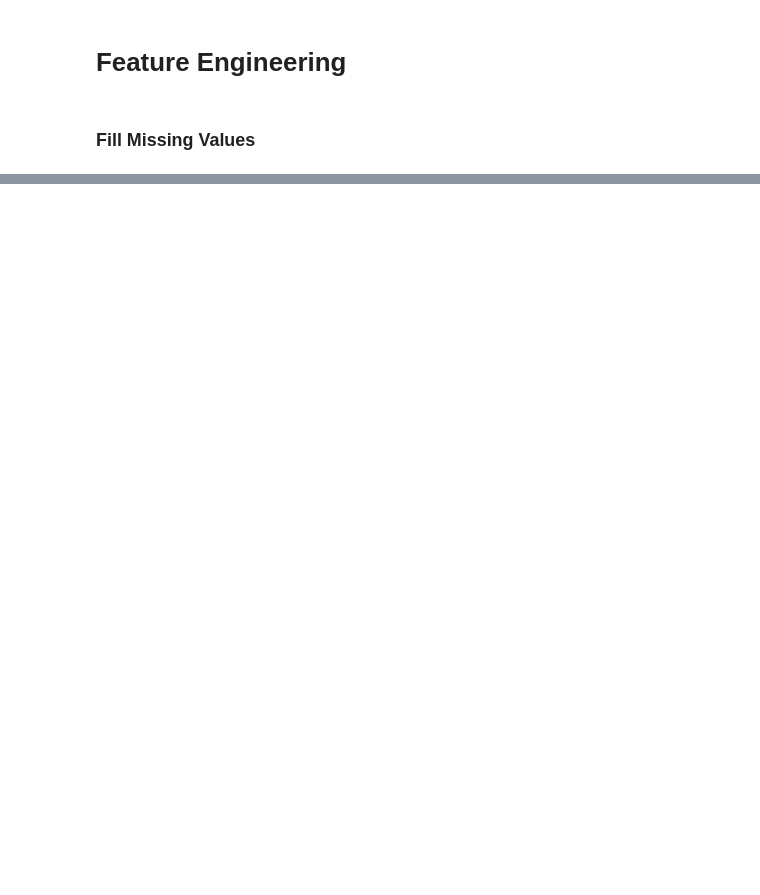
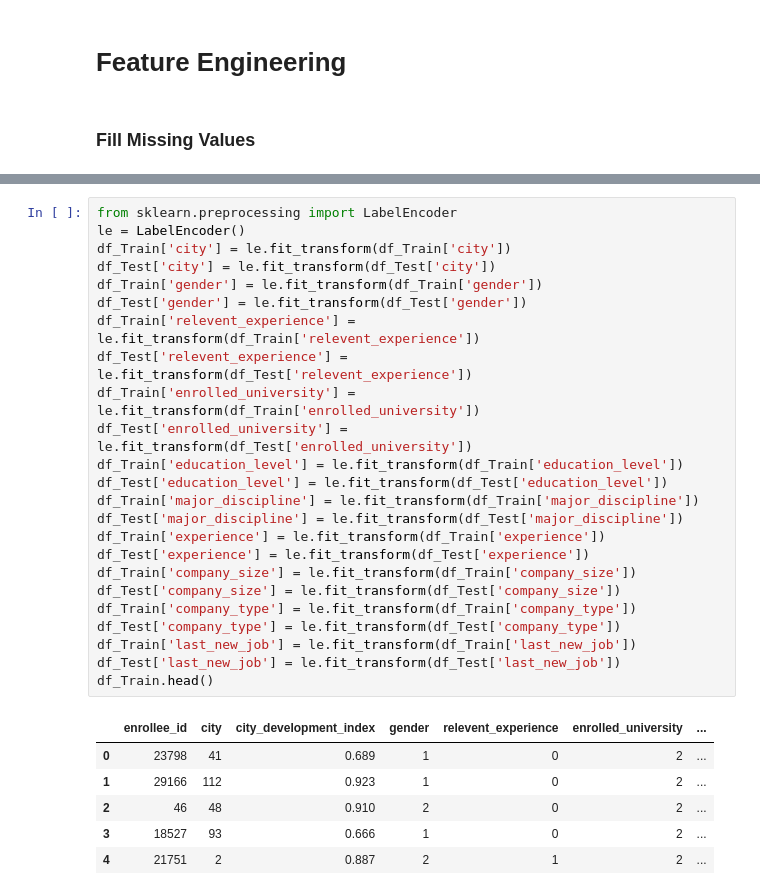
Before and after one commit to blessondensil294/HR-Analytics-Job-Change-Prediction, a Jupyter notebook: HR_Analytics_Employee_Enrollement.ipynb, the cells around one changed output, grey strips where cells are left out. Drawn from its saved outputs; the diff is of its cells as text; blank space fills up the shorter version.

```diff
--- a/HR_Analytics_Employee_Enrollement.ipynb
+++ b/HR_Analytics_Employee_Enrollement.ipynb
@@ -131,0 +248,31 @@ dtype: int64
+# %%
+from sklearn.preprocessing import LabelEncoder
+le = LabelEncoder()
+df_Train['city'] = le.fit_transform(df_Train['city'])
+df_Test['city'] = le.fit_transform(df_Test['city'])
+df_Train['gender'] = le.fit_transform(df_Train['gender'])
+df_Test['gender'] = le.fit_transform(df_Test['gender'])
+df_Train['relevent_experience'] = le.fit_transform(df_Train['relevent_experience'])
+df_Test['relevent_experience'] = le.fit_transform(df_Test['relevent_experience'])
+df_Train['enrolled_university'] = le.fit_transform(df_Train['enrolled_university'])
+df_Test['enrolled_university'] = le.fit_transform(df_Test['enrolled_university'])
+df_Train['education_level'] = le.fit_transform(df_Train['education_level'])
+df_Test['education_level'] = le.fit_transform(df_Test['education_level'])
+df_Train['major_discipline'] = le.fit_transform(df_Train['major_discipline'])
+df_Test['major_discipline'] = le.fit_transform(df_Test['major_discipline'])
+df_Train['experience'] = le.fit_transform(df_Train['experience'])
+df_Test['experience'] = le.fit_transform(df_Test['experience'])
+df_Train['company_size'] = le.fit_transform(df_Train['company_size'])
+df_Test['company_size'] = le.fit_transform(df_Test['company_size'])
+df_Train['company_type'] = le.fit_transform(df_Train['company_type'])
+df_Test['company_type'] = le.fit_transform(df_Test['company_type'])
+df_Train['last_new_job'] = le.fit_transform(df_Train['last_new_job'])
+df_Test['last_new_job'] = le.fit_transform(df_Test['last_new_job'])
+df_Train.head()
+# %% [output]
+|  | enrollee_id | city | city_development_index | gender | relevent_experience | enrolled_university | ... |
+| 0 | 23798 | 41 | 0.689 | 1 | 0 | 2 | ... |
+| 1 | 29166 | 112 | 0.923 | 1 | 0 | 2 | ... |
+| 2 | 46 | 48 | 0.910 | 2 | 0 | 2 | ... |
+| 3 | 18527 | 93 | 0.666 | 1 | 0 | 2 | ... |
+| 4 | 21751 | 2 | 0.887 | 2 | 1 | 2 | ... |
```
Also changed, not shown: parts of 40 cells of this notebook.
